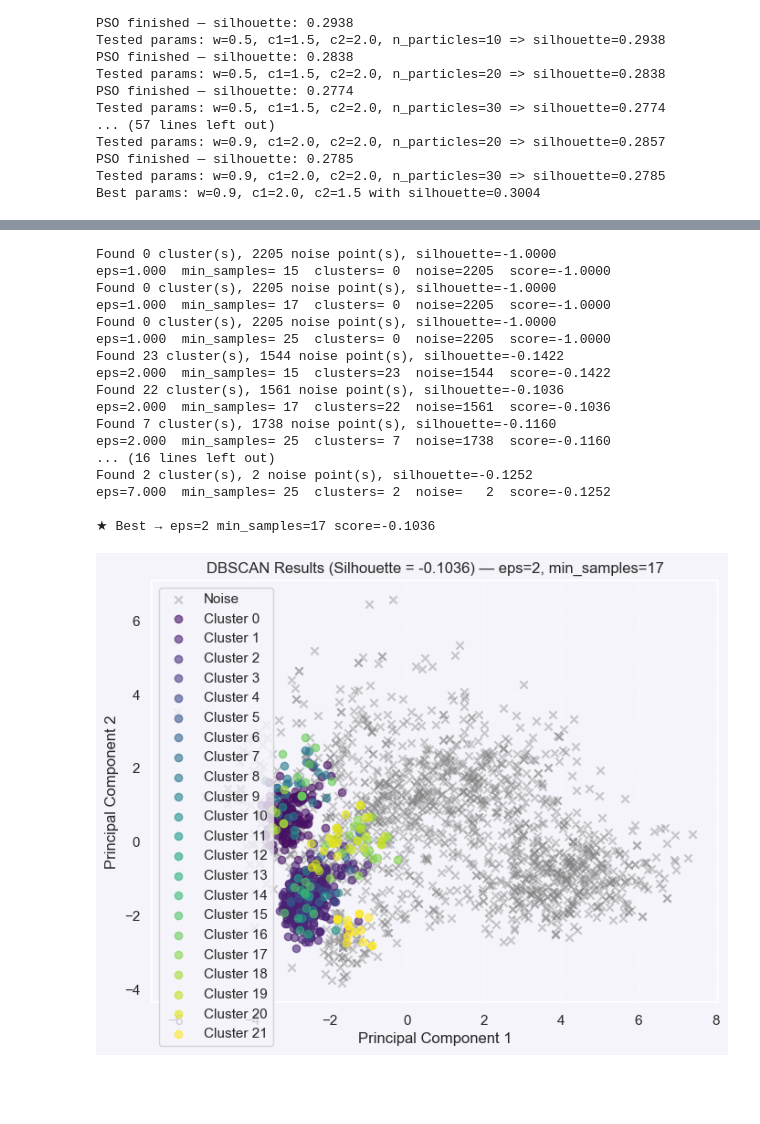
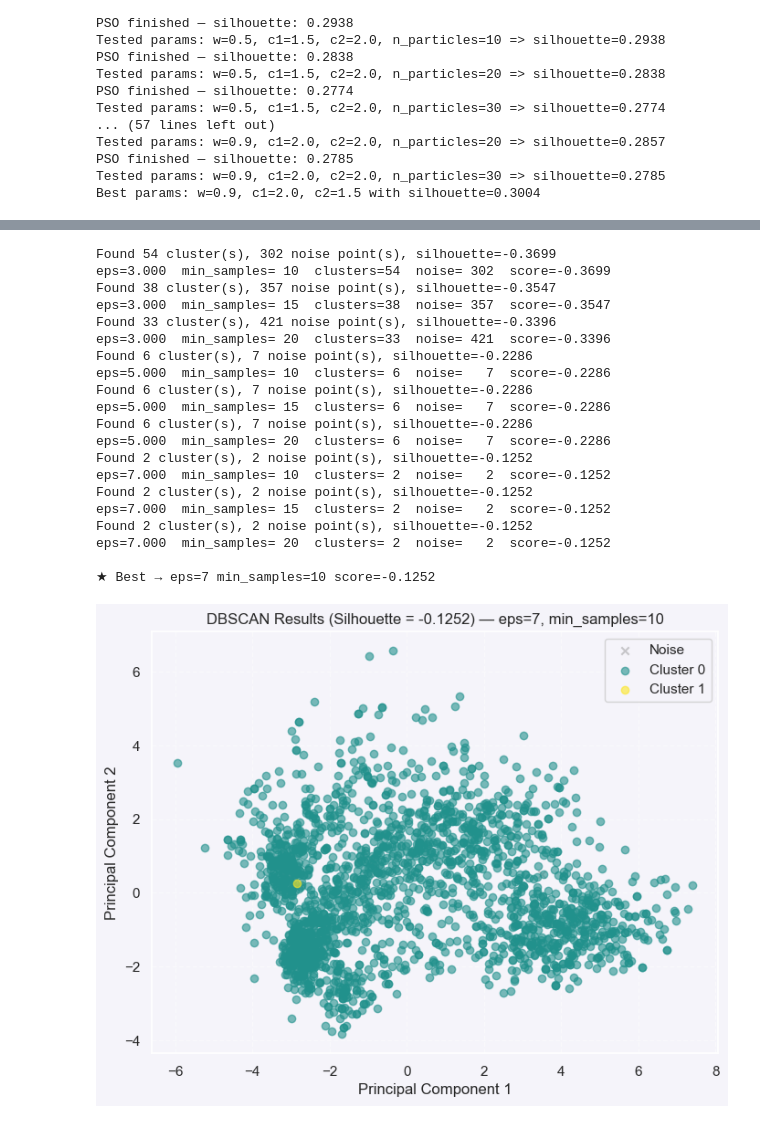
Before and after one commit to mrieden/CI_project, a Jupyter notebook: main.ipynb, the cells around one changed output, grey strips where cells are left out. Saved outputs shown, nothing was run; the diff lists cells and outputs as text; code cells hidden in the pictures; blank space fills up the shorter version.

```diff
--- a/main.ipynb
+++ b/main.ipynb
@@ -398,30 +385,33 @@ PSO finished — silhouette: 0.2732
 # %%
 from algorithm.DBSCAN import DBSCAN
 
 model = DBSCAN(eps = 5,min_samples=15)
 # labels = model.fit(pca_df)
 # model.plot_clusters(pca_df, labels)
 
-results, best_score = model.grid_search(pca_df, eps_values=[1,2,3,5,7], min_samples_values=[ 15, 17,25])
+results, best_score = model.grid_search(pca_df, eps_values=[3, 5, 7], min_samples_values=[10, 15, 20])
 # %% [output]
-Found 0 cluster(s), 2205 noise point(s), silhouette=-1.0000
-eps=1.000  min_samples= 15  clusters= 0  noise=2205  score=-1.0000
-Found 0 cluster(s), 2205 noise point(s), silhouette=-1.0000
-eps=1.000  min_samples= 17  clusters= 0  noise=2205  score=-1.0000
-Found 0 cluster(s), 2205 noise point(s), silhouette=-1.0000
-eps=1.000  min_samples= 25  clusters= 0  noise=2205  score=-1.0000
-Found 23 cluster(s), 1544 noise point(s), silhouette=-0.1422
-eps=2.000  min_samples= 15  clusters=23  noise=1544  score=-0.1422
-Found 22 cluster(s), 1561 noise point(s), silhouette=-0.1036
-eps=2.000  min_samples= 17  clusters=22  noise=1561  score=-0.1036
-Found 7 cluster(s), 1738 noise point(s), silhouette=-0.1160
-eps=2.000  min_samples= 25  clusters= 7  noise=1738  score=-0.1160
-... (16 lines left out)
+Found 54 cluster(s), 302 noise point(s), silhouette=-0.3699
+eps=3.000  min_samples= 10  clusters=54  noise= 302  score=-0.3699
+Found 38 cluster(s), 357 noise point(s), silhouette=-0.3547
+eps=3.000  min_samples= 15  clusters=38  noise= 357  score=-0.3547
+Found 33 cluster(s), 421 noise point(s), silhouette=-0.3396
+eps=3.000  min_samples= 20  clusters=33  noise= 421  score=-0.3396
+Found 6 cluster(s), 7 noise point(s), silhouette=-0.2286
+eps=5.000  min_samples= 10  clusters= 6  noise=   7  score=-0.2286
+Found 6 cluster(s), 7 noise point(s), silhouette=-0.2286
+eps=5.000  min_samples= 15  clusters= 6  noise=   7  score=-0.2286
+Found 6 cluster(s), 7 noise point(s), silhouette=-0.2286
+eps=5.000  min_samples= 20  clusters= 6  noise=   7  score=-0.2286
 Found 2 cluster(s), 2 noise point(s), silhouette=-0.1252
-eps=7.000  min_samples= 25  clusters= 2  noise=   2  score=-0.1252
+eps=7.000  min_samples= 10  clusters= 2  noise=   2  score=-0.1252
+Found 2 cluster(s), 2 noise point(s), silhouette=-0.1252
+eps=7.000  min_samples= 15  clusters= 2  noise=   2  score=-0.1252
+Found 2 cluster(s), 2 noise point(s), silhouette=-0.1252
+eps=7.000  min_samples= 20  clusters= 2  noise=   2  score=-0.1252
 
-★ Best → eps=2 min_samples=17 score=-0.1036
+★ Best → eps=7 min_samples=10 score=-0.1252
-[figure, old version]
+[figure, new version]
 # %%
 from algorithm.GeneticKmeans import GeneticKMeans
 
```
Also changed, not shown: parts of 9 cells of this notebook, 5 other files.
